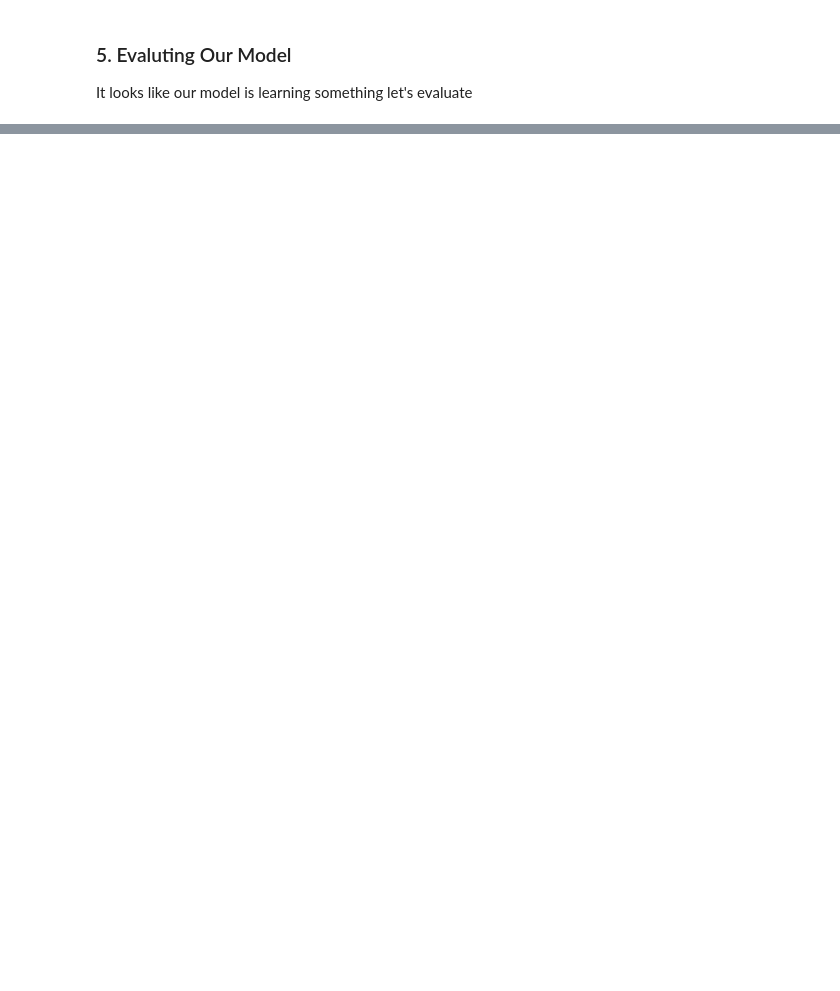
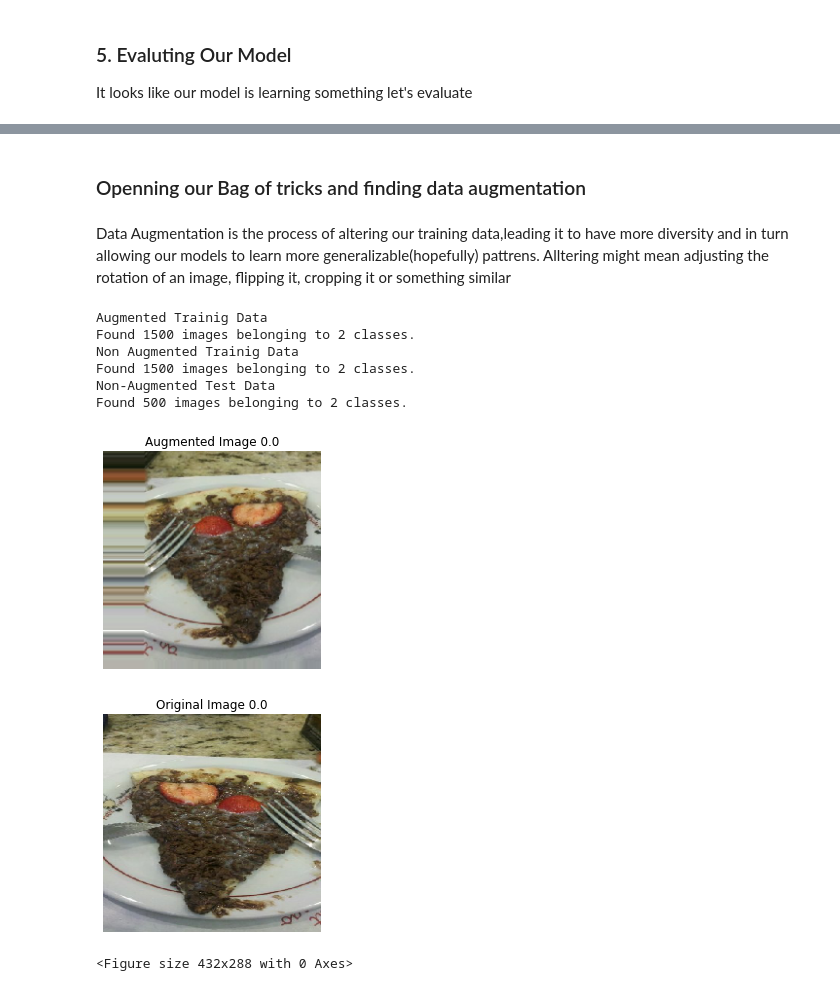
Before and after one commit to DeepakSaini420/Deep-Learning, a Jupyter notebook: Convolutional_Nural_network_and_computer_vision/03_introduction_to_computer_vision_with_tensorflow.ipynb, the cells around one changed output, grey strips where cells are left out. Saved outputs shown, nothing was run; the diff lists cells and outputs as text; code cells hidden in the pictures; blank space fills up the shorter version.

```diff
--- a/Convolutional_Nural_network_and_computer_vision/03_introduction_to_computer_vision_with_tensorflow.ipynb
+++ b/Convolutional_Nural_network_and_computer_vision/03_introduction_to_computer_vision_with_tensorflow.ipynb
@@ -574,0 +673,2 @@ Reduce overfitting:
+# %% [markdown]
+### Openning our Bag of tricks and finding data augmentation
@@ -574,0 +689,50 @@ Reduce overfitting:
+# %% [markdown]
+Data Augmentation is the process of altering our training data,leading it to have more diversity and in turn allowing our models to learn more generalizable(hopefully) pattrens. Alltering might mean adjusting the rotation of an image, flipping it, cropping it or something similar
+# %%
+# Import Data and augmented from trainig directory
+print("Augmented Trainig Data")
+train_data_augmented = train_datagen_augmented.flow_from_directory(directory=train_dir,
+                                                                   batch_size=32,
+                                                                   class_mode="binary",
+                                                                   target_size=(224,224),
+                                                                   shuffle=False) # For demonstration only
+
+print("Non Augmented Trainig Data")
+train_data = train_datagen.flow_from_directory(directory=train_dir,
+                                               batch_size=32,
+                                               class_mode="binary",
+                                               target_size=(224,224),
+                                               shuffle=False)
+
+print("Non-Augmented Test Data")
+test_data = test_datagen.flow_from_directory(directory="pizza_steak/test",
+                                             batch_size=32,
+                                             class_mode="binary",
+                                             target_size=(224,224),
+                                             shuffle=False)
+# %% [output]
+Augmented Trainig Data
+Found 1500 images belonging to 2 classes.
+Non Augmented Trainig Data
+Found 1500 images belonging to 2 classes.
+Non-Augmented Test Data
+Found 500 images belonging to 2 classes.
+# %%
+Images ,labels = train_data.next()
+Images_agumented,labels_augumented = train_data_augmented.next()
+# %%
+import random
+random_num = random.randint(0,32)
+plt.imshow(Images_agumented[random_num])
+plt.title(f"Augmented Image {labels_augumented[random_num]}")
+plt.axis(False)
+plt.figure();
+
+plt.imshow(Images[random_num])
+plt.title(f"Original Image {labels[random_num]}")
+plt.axis(False)
+plt.figure();
+# %% [output]
+[figure, added]
+[figure, added]
+<Figure size 432x288 with 0 Axes>
```
Also changed, not shown: parts of 34 cells of this notebook.
